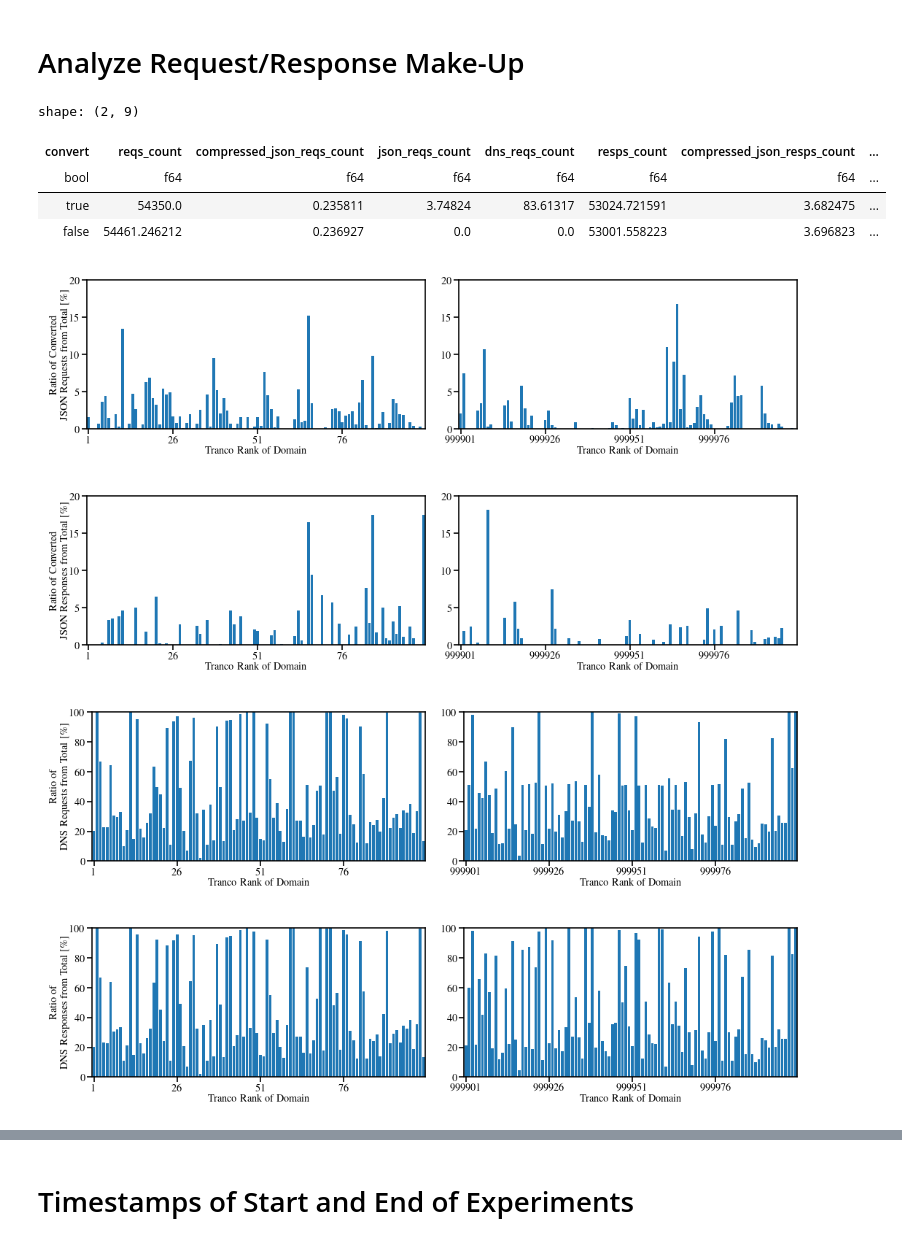
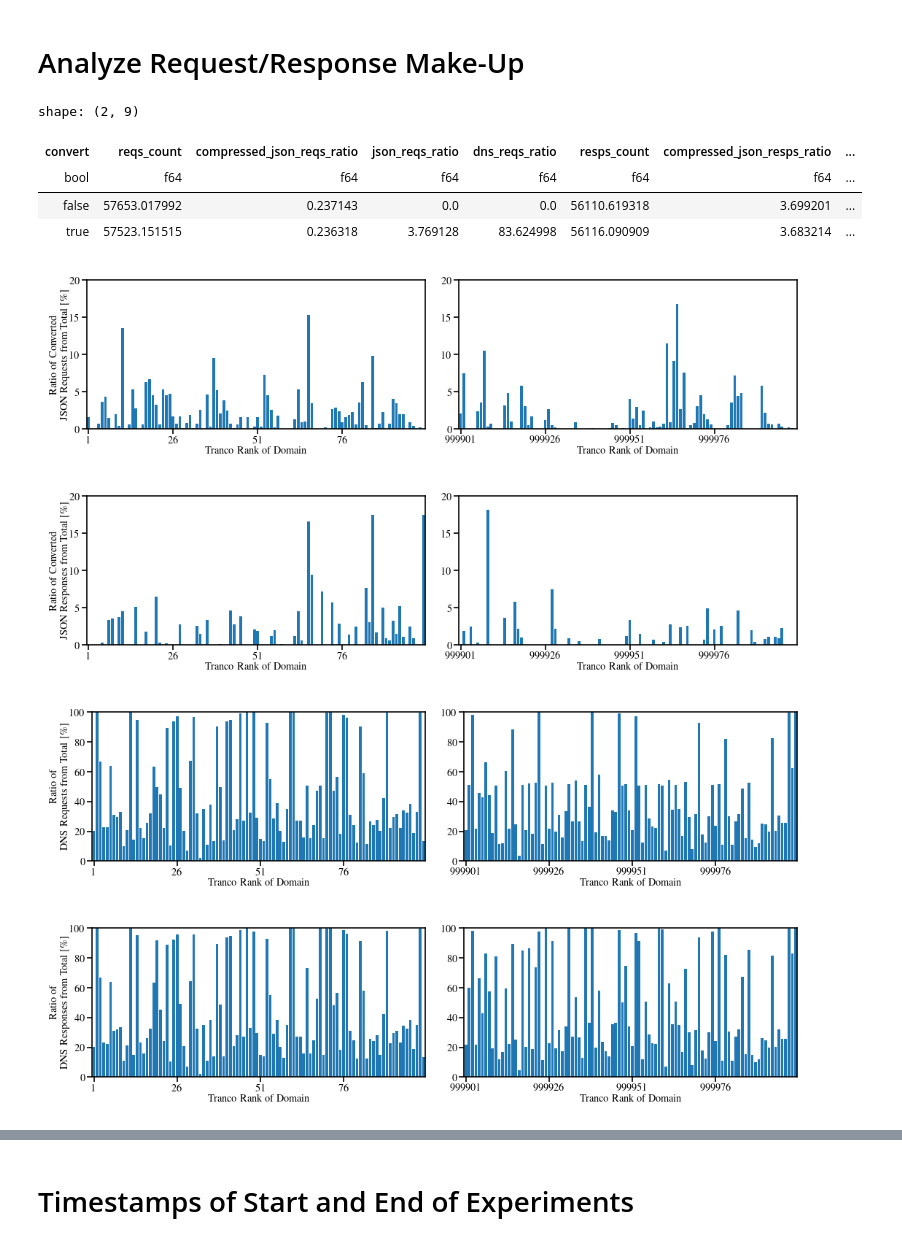
Before and after one commit to miri64/artifacts-tnsm26-cbor-dns-eval, a Jupyter notebook: 06_1evaluation.ipynb, the cells around one changed output, grey strips where cells are left out. Cells and saved outputs as stored; diff of their text form; code cells hidden in the pictures.

```diff
--- a/06_1evaluation.ipynb
+++ b/06_1evaluation.ipynb
@@ -1114,6 +1121,17 @@ stats_df = requests.group_by(
     polars.col("json_resps_count").fill_null(0) / polars.col("resps_count"),
     polars.col("dns_reqs_count").fill_null(0) / polars.col("reqs_count"),
     polars.col("dns_resps_count").fill_null(0) / polars.col("resps_count"),
+).rename(
+    {
+        "compressed_json_reqs_count": "compressed_json_reqs_ratio",
+        "compressed_json_resps_count": "compressed_json_resps_ratio",
+        "converted_reqs_count": "converted_reqs_ratio",
+        "converted_resps_count": "converted_resps_ratio",
+        "json_reqs_count": "json_reqs_ratio",
+        "json_resps_count": "json_resps_ratio",
+        "dns_reqs_count": "dns_reqs_ratio",
+        "dns_resps_count": "dns_resps_ratio",
+    }
 ).group_by(
     ["domain", "domain_rank", "convert"]
 ).mean().select(polars.exclude("run")).sort(["domain_rank", "convert"]).collect()
@@ -1141,13 +1159,13 @@ display(
             polars.col(c).sum()
             for c in [
                 "reqs_count",
-                "compressed_json_reqs_count",
-                "json_reqs_count",
-                "dns_reqs_count",
+                "compressed_json_reqs_ratio",
+                "json_reqs_ratio",
+                "dns_reqs_ratio",
                 "resps_count",
-                "compressed_json_resps_count",
-                "json_resps_count",
-                "dns_resps_count",
+                "compressed_json_resps_ratio",
+                "json_resps_ratio",
+                "dns_resps_ratio",
             ]
         ]
     )
@@ -1159,7 +1177,7 @@ for msg in ["reqs", "resps"]:
     fig, axs = matplotlib.pyplot.subplots(ncols=2)
     fig.set_dpi(150)
     for i, (filt, ax) in enumerate(zip((polars.col("domain_rank") <= 100, polars.col("domain_rank") > 100), axs)):
-        ax.bar(stats_df.filter(filt)["domain_rank"], stats_df.filter(filt)[f"json_{msg}_count"])
+        ax.bar(stats_df.filter(filt)["domain_rank"], stats_df.filter(filt)[f"json_{msg}_ratio"])
         ax.set_xlim(stats_df.filter(filt)["domain_rank"].min() - 0.5, stats_df.filter(filt)["domain_rank"].max() + 0.5)
         ax.set_xticks(
             numpy.arange(
@@ -1175,38 +1193,38 @@ for msg in ["reqs", "resps"]:
         if i == 0:
             ax.set_ylabel("Ratio of Converted\n"fr"JSON {HUMAN[msg]} from Total [\%]")
         ax.yaxis.set_major_formatter(matplotlib.ticker.FuncFormatter(lambda x, pos: f"${x * 100:.0f}$"))
     fig.tight_layout()
     matplotlib.pyplot.show()
 
 
 for msg in ["reqs", "resps"]:
     fig, axs = matplotlib.pyplot.subplots(ncols=2)
     fig.set_dpi(150)
     for i, (filt, ax) in enumerate(zip((polars.col("domain_rank") <= 100, polars.col("domain_rank") > 100), axs)):
-        ax.bar(stats_df.filter(filt)["domain_rank"], stats_df.filter(filt)[f"dns_{msg}_count"])
+        ax.bar(stats_df.filter(filt)["domain_rank"], stats_df.filter(filt)[f"dns_{msg}_ratio"])
         ax.set_xlim(stats_df.filter(filt)["domain_rank"].min() - 0.5, stats_df.filter(filt)["domain_rank"].max() + 0.5)
         ax.set_xticks(
             numpy.arange(
                 stats_df.filter(filt)["domain_rank"].min(),
                 stats_df.filter(filt)["domain_rank"].max() + 1,
                 25,
             )
         )
         ax.set_xlabel("Tranco Rank of Domain")
         ax.set_ylim(0, 1)
         ax.ticklabel_format(useOffset=False)
         ax.xaxis.set_major_formatter(matplotlib.ticker.FuncFormatter(lambda x, pos: f"${x:.0f}$"))
         if i == 0:
             ax.set_ylabel("Ratio of\n "fr"DNS {HUMAN[msg]} from Total [\%]")
         ax.yaxis.set_major_formatter(matplotlib.ticker.FuncFormatter(lambda x, pos: f"${x * 100:.0f}$"))
     fig.tight_layout()
     matplotlib.pyplot.show()
 # %% [output]
 shape: (2, 9)
-| convert | reqs_count | compressed_json_reqs_count | json_reqs_count | dns_reqs_count | resps_count | compressed_json_resps_count | ... |
+| convert | reqs_count | compressed_json_reqs_ratio | json_reqs_ratio | dns_reqs_ratio | resps_count | compressed_json_resps_ratio | ... |
 | bool | f64 | f64 | f64 | f64 | f64 | f64 | ... |
-| true | 54350.0 | 0.235811 | 3.74824 | 83.61317 | 53024.721591 | 3.682475 | ... |
-| false | 54461.246212 | 0.236927 | 0.0 | 0.0 | 53001.558223 | 3.696823 | ... |
+| false | 57653.017992 | 0.237143 | 0.0 | 0.0 | 56110.619318 | 3.699201 | ... |
+| true | 57523.151515 | 0.236318 | 3.769128 | 83.624998 | 56116.090909 | 3.683214 | ... |
 [figure]
 [figure]
 [figure]
```
Also changed, not shown: parts of 11 cells of this notebook, 4 other files.
